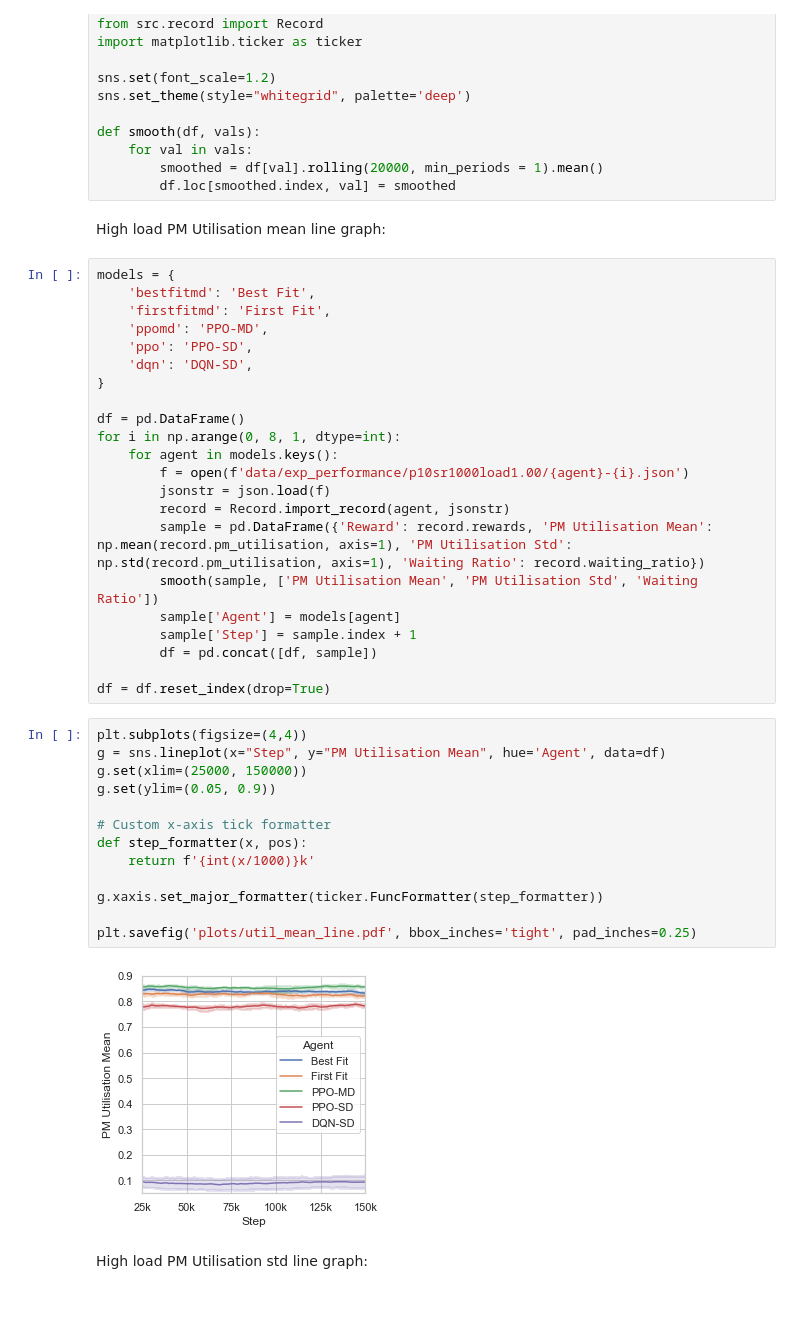
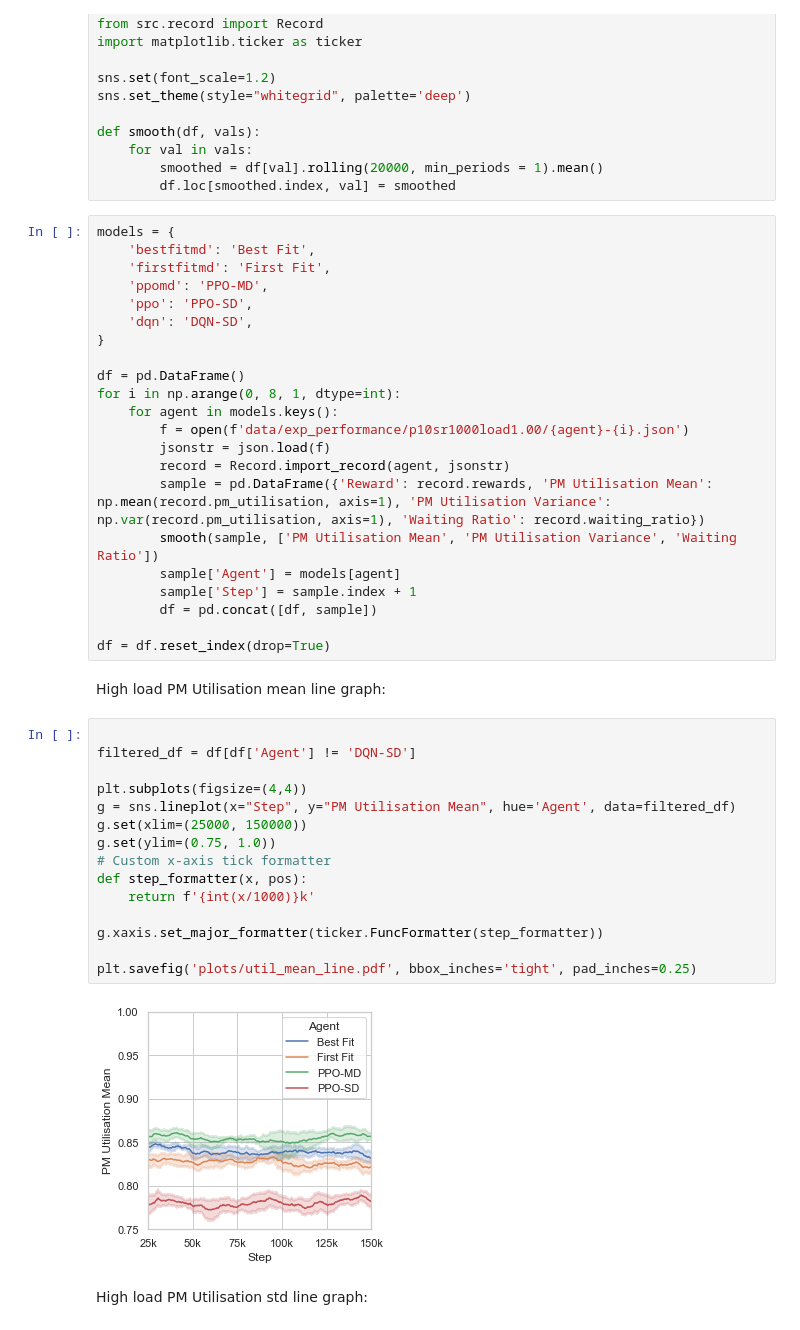
Before and after one commit to yzh503/vm-placement-migration-gym, a Jupyter notebook: plots.ipynb, the cells around one changed output. Cells and saved outputs as stored; diff of their text form.

Commit message:
Update plots

```diff
--- a/plots.ipynb
+++ b/plots.ipynb
@@ -14,45 +14,47 @@ def smooth(df, vals):
     for val in vals:
         smoothed = df[val].rolling(20000, min_periods = 1).mean()
         df.loc[smoothed.index, val] = smoothed
+# %%
+models = {
+    'bestfitmd': 'Best Fit',
+    'firstfitmd': 'First Fit',
+    'ppomd': 'PPO-MD',
+    'ppo': 'PPO-SD',
+    'dqn': 'DQN-SD',
+}
+
+df = pd.DataFrame()
+for i in np.arange(0, 8, 1, dtype=int):
+    for agent in models.keys():
+        f = open(f'data/exp_performance/p10sr1000load1.00/{agent}-{i}.json')
+        jsonstr = json.load(f)
+        record = Record.import_record(agent, jsonstr)
+        sample = pd.DataFrame({'Reward': record.rewards, 'PM Utilisation Mean': np.mean(record.pm_utilisation, axis=1), 'PM Utilisation Variance': np.var(record.pm_utilisation, axis=1), 'Waiting Ratio': record.waiting_ratio})
+        smooth(sample, ['PM Utilisation Mean', 'PM Utilisation Variance', 'Waiting Ratio'])
+        sample['Agent'] = models[agent]
+        sample['Step'] = sample.index + 1
+        df = pd.concat([df, sample])
+
+df = df.reset_index(drop=True)
 # %% [markdown]
 High load PM Utilisation mean line graph:
-# %%
-models = {
-    'bestfitmd': 'Best Fit',
-    'firstfitmd': 'First Fit',
-    'ppomd': 'PPO-MD',
-    'ppo': 'PPO-SD',
-    'dqn': 'DQN-SD',
-}
-
-df = pd.DataFrame()
-for i in np.arange(0, 8, 1, dtype=int):
-    for agent in models.keys():
-        f = open(f'data/exp_performance/p10sr1000load1.00/{agent}-{i}.json')
-        jsonstr = json.load(f)
-        record = Record.import_record(agent, jsonstr)
-        sample = pd.DataFrame({'Reward': record.rewards, 'PM Utilisation Mean': np.mean(record.pm_utilisation, axis=1), 'PM Utilisation Std': np.std(record.pm_utilisation, axis=1), 'Waiting Ratio': record.waiting_ratio})
-        smooth(sample, ['PM Utilisation Mean', 'PM Utilisation Std', 'Waiting Ratio'])
-        sample['Agent'] = models[agent]
-        sample['Step'] = sample.index + 1
-        df = pd.concat([df, sample])
-
-df = df.reset_index(drop=True)
 # %%
+
+filtered_df = df[df['Agent'] != 'DQN-SD']
+
 plt.subplots(figsize=(4,4))
-g = sns.lineplot(x="Step", y="PM Utilisation Mean", hue='Agent', data=df)
+g = sns.lineplot(x="Step", y="PM Utilisation Mean", hue='Agent', data=filtered_df)
 g.set(xlim=(25000, 150000))
-g.set(ylim=(0.05, 0.9))
-
+g.set(ylim=(0.75, 1.0))
 # Custom x-axis tick formatter
 def step_formatter(x, pos):
     return f'{int(x/1000)}k'
 
 g.xaxis.set_major_formatter(ticker.FuncFormatter(step_formatter))
 
 plt.savefig('plots/util_mean_line.pdf', bbox_inches='tight', pad_inches=0.25)
 # %% [output]
-[figure, old version]
+[figure, new version]
 # %% [markdown]
 High load PM Utilisation std line graph:
 # %%
```
Also changed, not shown: parts of 4 cells of this notebook, 6 other files.
